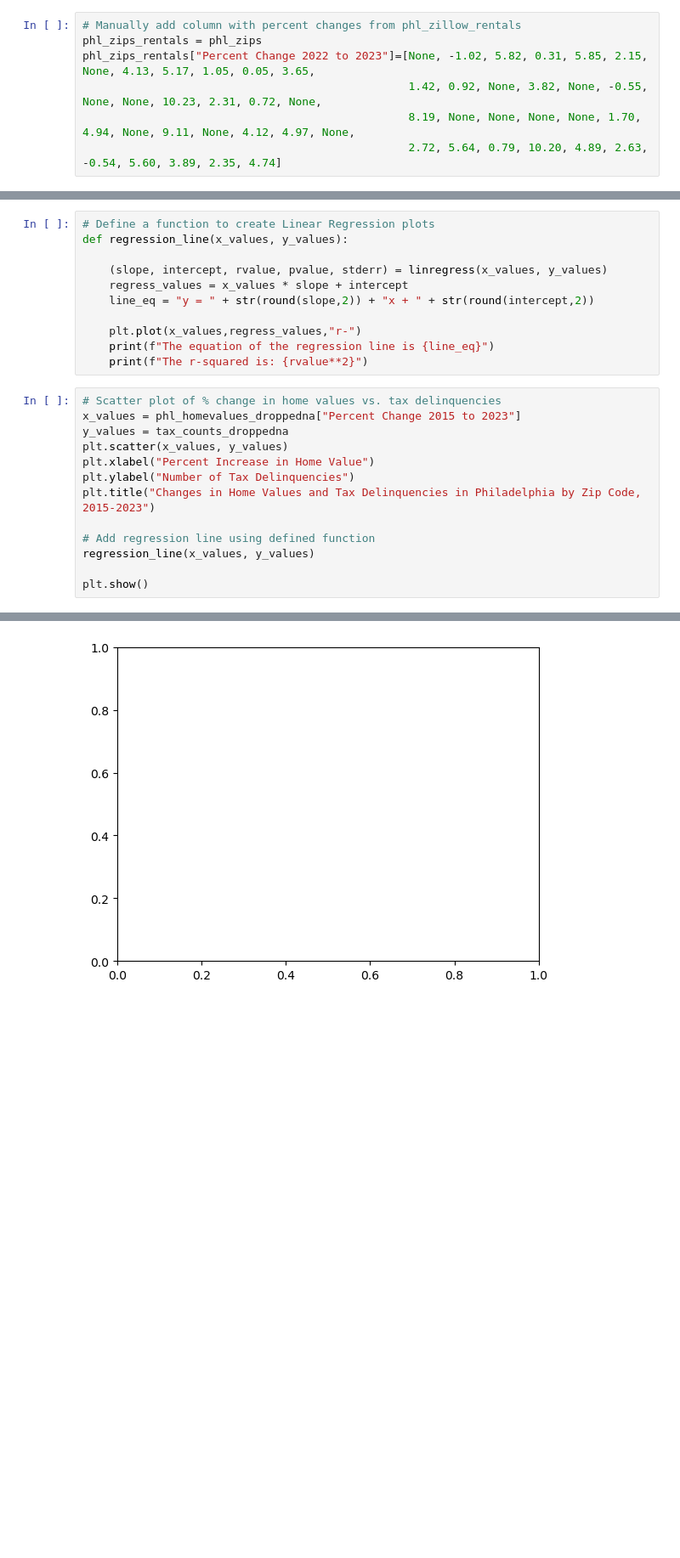
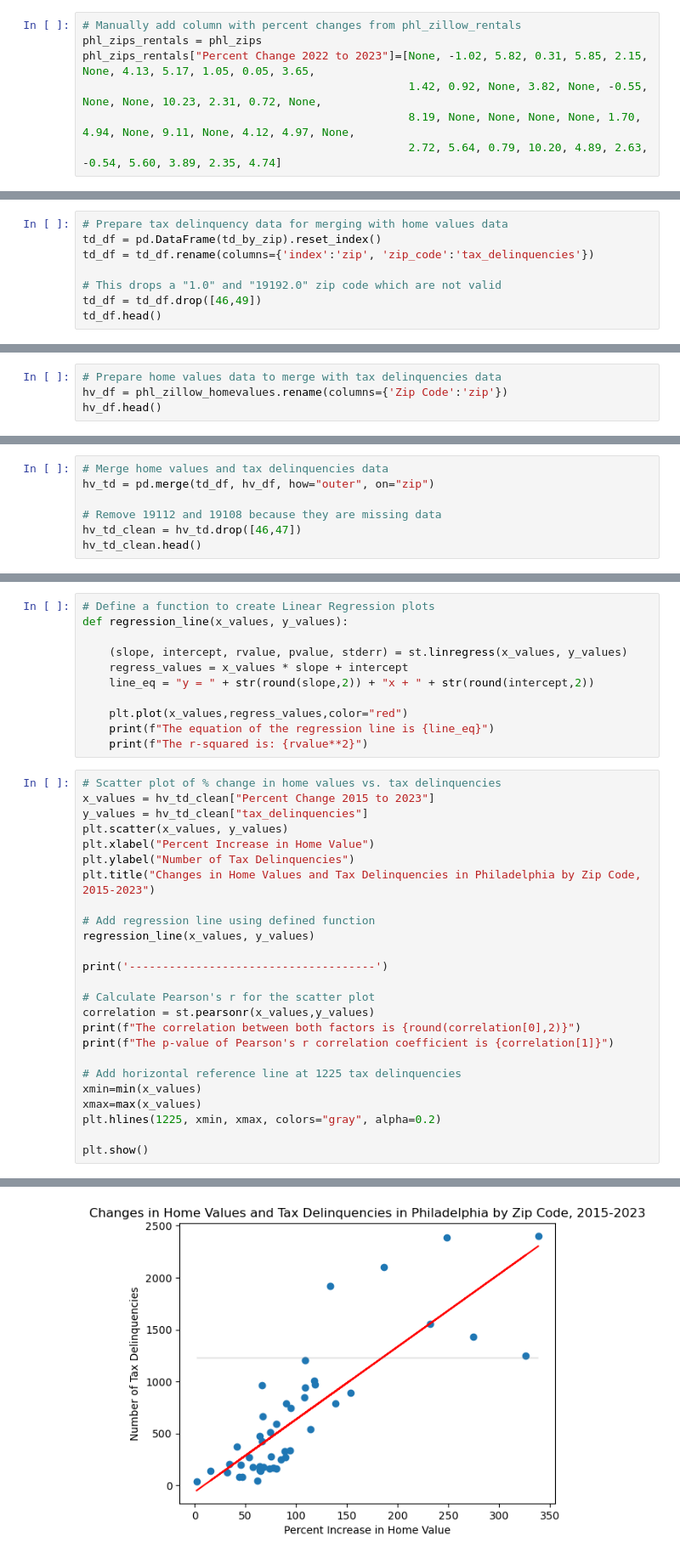
Before and after one commit to Aramed23/Project_1, a Jupyter notebook: andrew.ipynb, the cells around one changed output, grey strips where cells are left out. Shown at 85% size. Cells and saved outputs as stored; diff of their text form; blank space fills up the shorter version.

Commit message:
added tax delinquency analysis: scatter/correlation plot and priority zip code map

```diff
--- a/andrew.ipynb
+++ b/andrew.ipynb
@@ -301,0 +267,8 @@ tax_delinquencies
+# %%
+# Prepare tax delinquency data for merging with home values data
+td_df = pd.DataFrame(td_by_zip).reset_index()
+td_df = td_df.rename(columns={'index':'zip', 'zip_code':'tax_delinquencies'})
+
+# This drops a "1.0" and "19192.0" zip code which are not valid
+td_df = td_df.drop([46,49])
+td_df.head()
@@ -301,0 +282,4 @@ tax_delinquencies
+# %%
+# Prepare home values data to merge with tax delinquencies data
+hv_df = phl_zillow_homevalues.rename(columns={'Zip Code':'zip'})
+hv_df.head()
@@ -301,0 +293,7 @@ tax_delinquencies
+# %%
+# Merge home values and tax delinquencies data
+hv_td = pd.merge(td_df, hv_df, how="outer", on="zip")
+
+# Remove 19112 and 19108 because they are missing data
+hv_td_clean = hv_td.drop([46,47])
+hv_td_clean.head()
@@ -303,17 +308,17 @@ tax_delinquencies
 # Define a function to create Linear Regression plots
 def regression_line(x_values, y_values):
 
-    (slope, intercept, rvalue, pvalue, stderr) = linregress(x_values, y_values)
+    (slope, intercept, rvalue, pvalue, stderr) = st.linregress(x_values, y_values)
     regress_values = x_values * slope + intercept
     line_eq = "y = " + str(round(slope,2)) + "x + " + str(round(intercept,2))
 
-    plt.plot(x_values,regress_values,"r-")
+    plt.plot(x_values,regress_values,color="red")
     print(f"The equation of the regression line is {line_eq}")
     print(f"The r-squared is: {rvalue**2}")
 # %%
 # Scatter plot of % change in home values vs. tax delinquencies
-x_values = phl_homevalues_droppedna["Percent Change 2015 to 2023"]
-y_values = tax_counts_droppedna
+x_values = hv_td_clean["Percent Change 2015 to 2023"]
+y_values = hv_td_clean["tax_delinquencies"]
 plt.scatter(x_values, y_values)
 plt.xlabel("Percent Increase in Home Value")
 plt.ylabel("Number of Tax Delinquencies")
@@ -322,5 +327,17 @@ plt.title("Changes in Home Values and Tax Delinquencies in Philadelphia by Zip C
 # Add regression line using defined function
 regression_line(x_values, y_values)
 
+print('-------------------------------------')
+
+# Calculate Pearson's r for the scatter plot
+correlation = st.pearsonr(x_values,y_values)
+print(f"The correlation between both factors is {round(correlation[0],2)}")
+print(f"The p-value of Pearson's r correlation coefficient is {correlation[1]}")
+
+# Add horizontal reference line at 1225 tax delinquencies
+xmin=min(x_values)
+xmax=max(x_values)
+plt.hlines(1225, xmin, xmax, colors="gray", alpha=0.2)
+
 plt.show()
 # %% [output]
@@ -328 +349 @@ ValueError: x and y must be the same size
-[figure, old version]
+[figure, new version]
```
Also changed, not shown: parts of 15 cells of this notebook.
